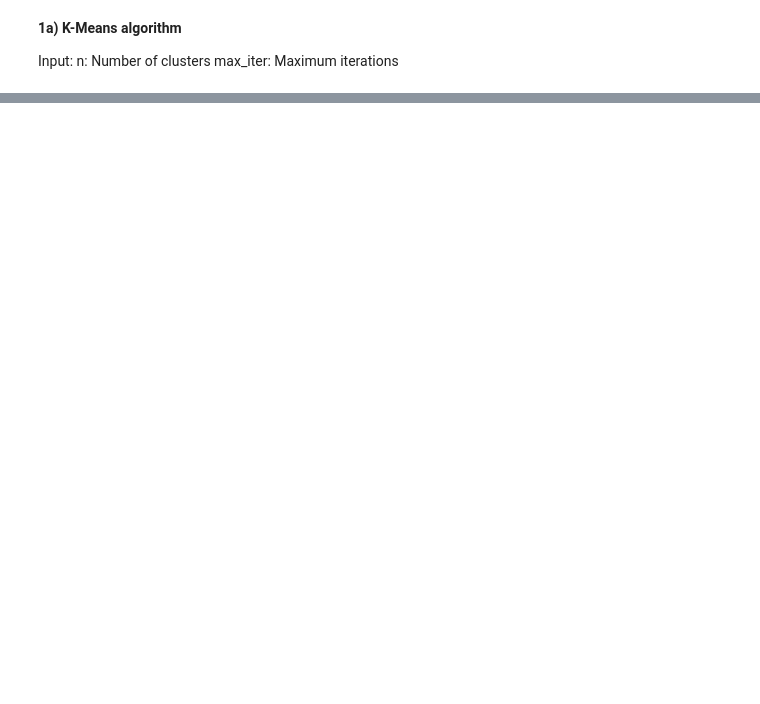
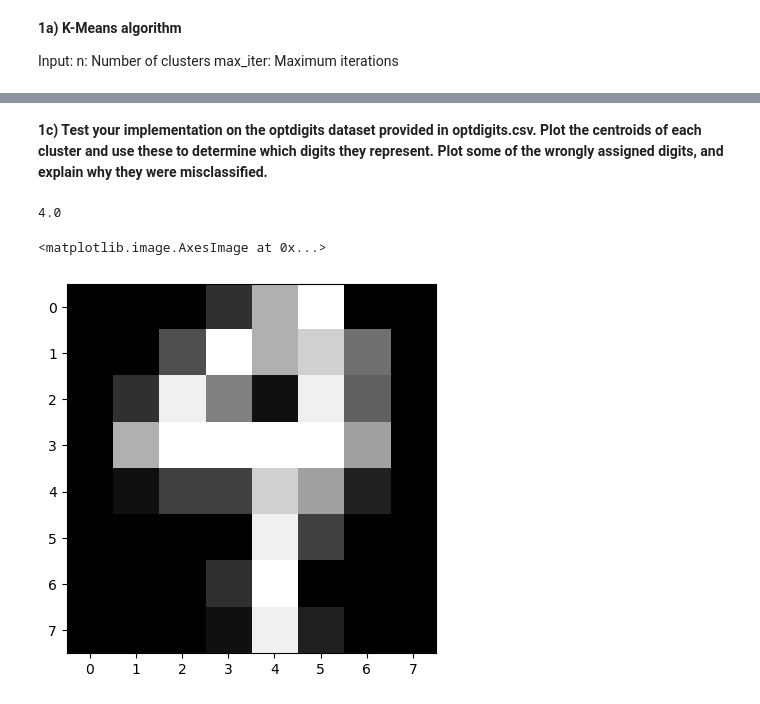
Before and after one commit to helgeingvart/FYS-2021, a Jupyter notebook: set6.ipynb, the cells around one changed output, grey strips where cells are left out. Drawn from its saved outputs; the diff is of its cells as text; code cells hidden in the pictures; blank space fills up the shorter version.

```diff
--- a/set6.ipynb
+++ b/set6.ipynb
@@ -71,0 +133,16 @@ kmeans.fit_predict(X)
+# %% [markdown]
+**1c) Test your implementation on the optdigits dataset provided in optdigits.csv. Plot the centroids of each
+cluster and use these to determine which digits they represent. Plot some of the wrongly assigned digits,
+and explain why they were misclassified.**
+# %%
+y_and_X = np.genfromtxt("data/optdigits.csv", delimiter=' ', skip_header=5)
+y = y_and_X[:, 0]
+X = y_and_X[:, 1:]
+
+img = X[3].reshape((8,8))
+print(y[3])
+plt.imshow(img, cmap='gray')
+# %% [output]
+4.0
+<matplotlib.image.AxesImage at 0x...>
+[figure, added]
```
Also changed, not shown: parts of 7 cells of this notebook.
